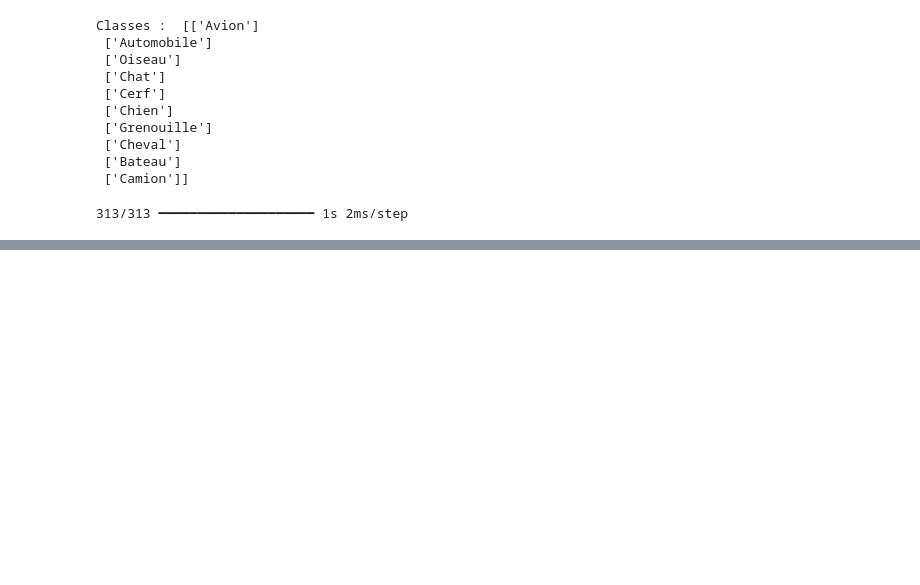
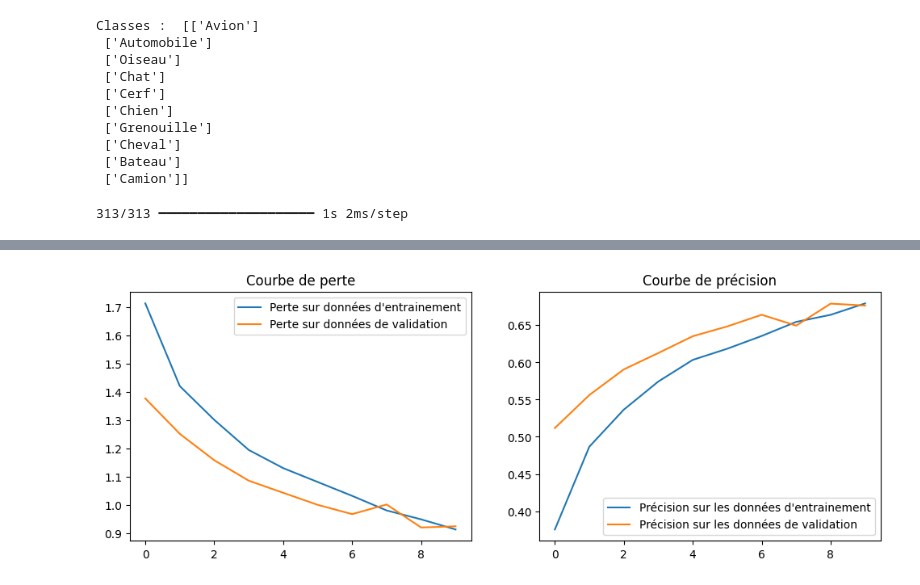
Before and after one commit to JWulfran/Machine-learning, a Jupyter notebook: NN_MLP_CNN_Transfert_learning.ipynb, the cells around one changed output, grey strips where cells are left out. Cells and saved outputs as stored; diff of their text form; code cells hidden in the pictures; blank space fills up the shorter version.

```diff
--- a/NN_MLP_CNN_Transfert_learning.ipynb
+++ b/NN_MLP_CNN_Transfert_learning.ipynb
@@ -190,0 +193,15 @@ plt.show()
+# %%
+CNN_model = Sequential([
+    Conv2D(32, (3,3), activation ='relu', input_shape=(32,32,3)),
+    MaxPooling2D((2,2)),
+    Conv2D(64,(3,3), activation='relu'),
+    MaxPooling2D((2,2)),
+    Flatten(),
+    Dense(128, activation='relu'),
+    Dropout(0.5),
+    Dense(10, activation='softmax')
+])
+# %%
+CNN_model.compile(optimizer="adam", loss='categorical_crossentropy', metrics=['accuracy'])
+# %%
+CNN_history = CNN_model.fit(X_train, y_train, epochs=10, batch_size=64, validation_split=0.2)
@@ -190,0 +233,17 @@ plt.show()
+# %%
+plt.figure(figsize=(12,4))
+plt.subplot(1,2,1)
+plt.plot(CNN_history.history['loss'], label="Perte sur données d'entrainement")
+plt.plot(CNN_history.history['val_loss'], label="Perte sur données de validation")
+plt.legend()
+plt.title("Courbe de perte")
+
+plt.subplot(1,2,2)
+plt.plot(CNN_history.history['accuracy'], label="Précision sur les données d'entrainement")
+plt.plot(CNN_history.history['val_accuracy'], label="Précision sur les données de validation")
+plt.legend()
+plt.title("Courbe de précision")
+
+plt.show()
+# %% [output]
+[figure, added]
```
Also changed, not shown: parts of 26 cells of this notebook.
